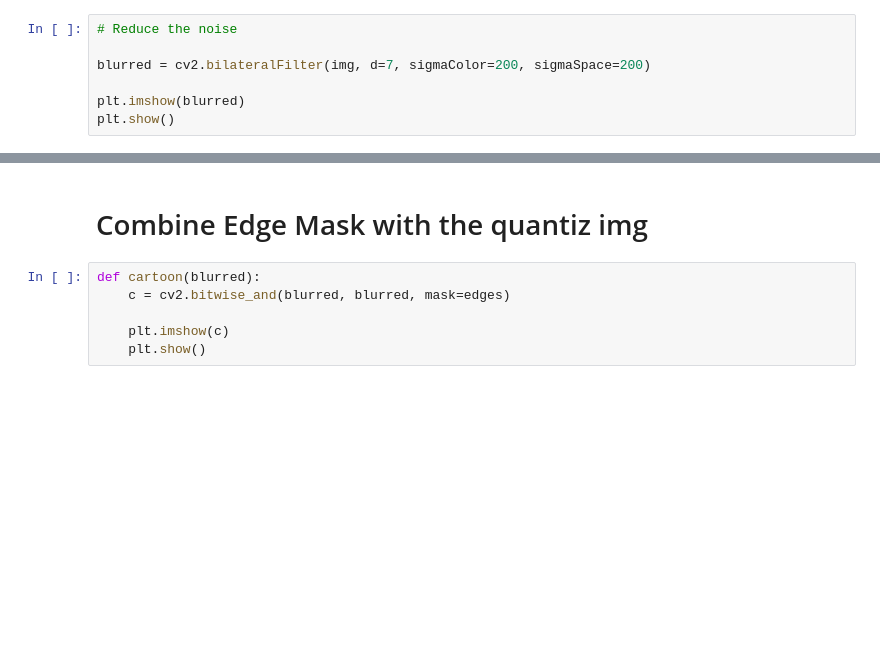
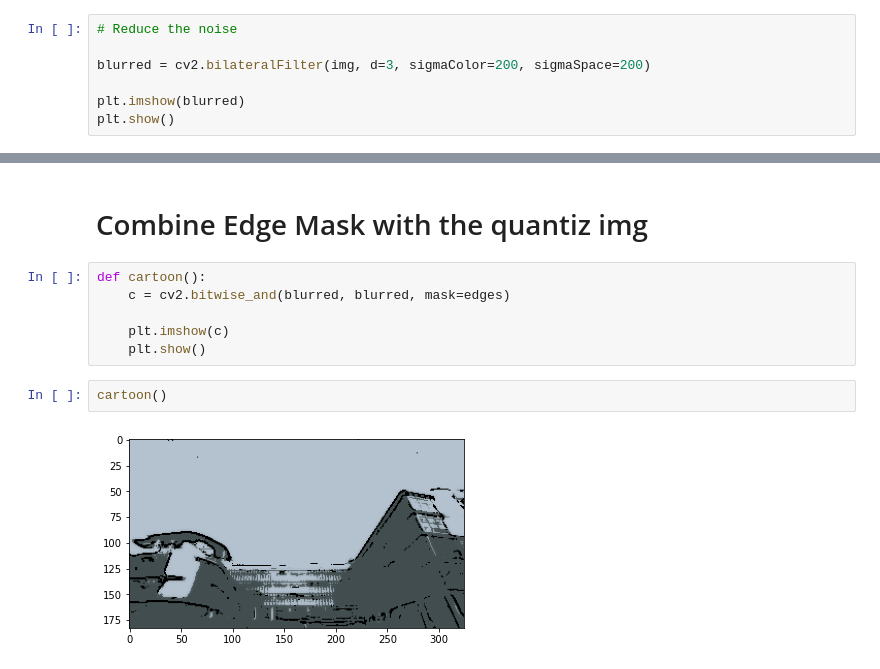
Before and after one commit to wise1ight/battleofmirae, a Jupyter notebook: man.ipynb, the cells around one changed output, grey strips where cells are left out. Saved outputs shown, nothing was run; the diff lists cells and outputs as text; blank space fills up the shorter version.

Commit message:
feat: Reduce the Color Palette의 k, d 파라미터 조절

```diff
--- a/man.ipynb
+++ b/man.ipynb
@@ -86,7 +86,7 @@ plt.show()
 # %%
 # Reduce the noise
 
-blurred = cv2.bilateralFilter(img, d=7, sigmaColor=200, sigmaSpace=200)
+blurred = cv2.bilateralFilter(img, d=3, sigmaColor=200, sigmaSpace=200)
 
 plt.imshow(blurred)
 plt.show()
@@ -95,8 +95,12 @@ plt.show()
 # %% [markdown]
 # Combine Edge Mask with the quantiz img
 # %%
-def cartoon(blurred):
+def cartoon():
     c = cv2.bitwise_and(blurred, blurred, mask=edges)
 
     plt.imshow(c)
     plt.show()
+# %%
+cartoon()
+# %% [output]
+[figure, added]
```
